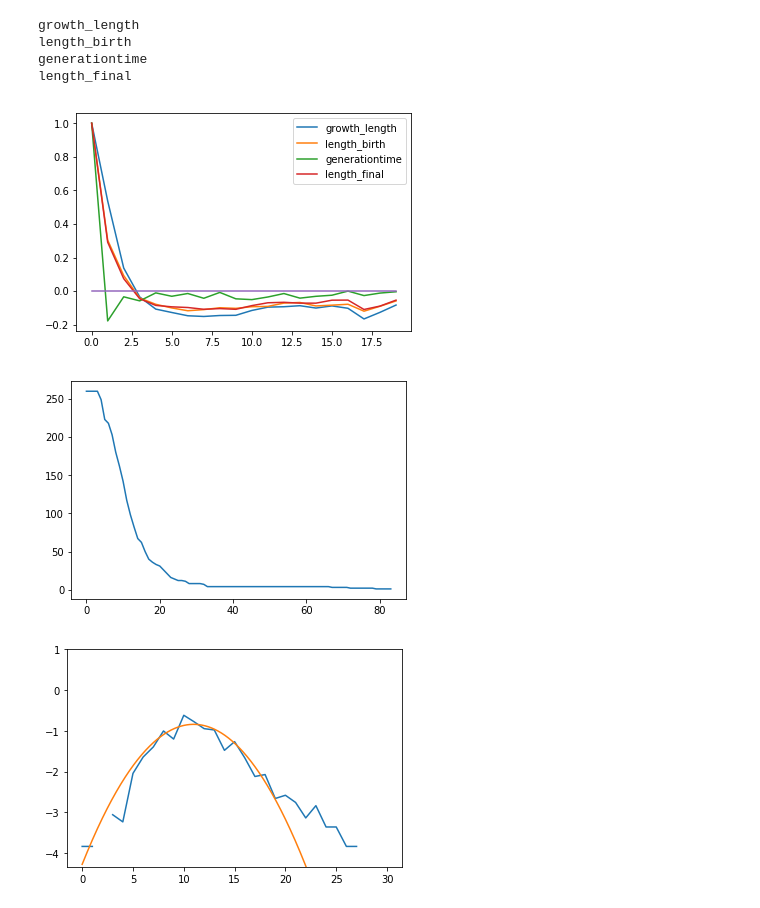
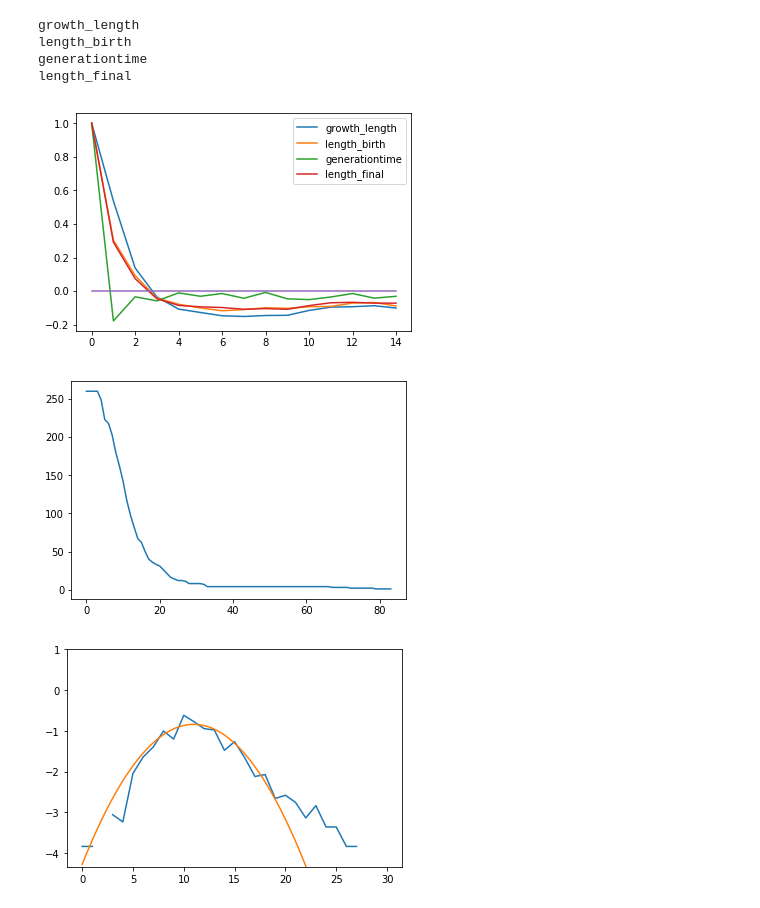
Before and after one commit to lukasgeyrhofer/sistercells, a Jupyter notebook: Analysis.ipynb, the cells around one changed output. Drawn from its saved outputs; the diff is of its cells as text; code cells hidden in the pictures.

```diff
--- a/Analysis.ipynb
+++ b/Analysis.ipynb
@@ -64,36 +64,36 @@ for dataID,filename,x in data:
             if not np.isnan(tmpacf).any():
                 acf[k[:-1]].append(tmpacf)
         if len(b[k[:-1]+'B']) > 0:
             tmpacf = autocorrelation(b[k[:-1] + 'B'])
             if not np.isnan(tmpacf).any():
                 acf[k[:-1]].append(tmpacf)
 
 acf_avg = dict()
 for k in acf.keys():
     maxl  = np.max([len(a) for a in acf[k]])
     count = np.zeros(maxl)
     acf_avg[k] = np.zeros(maxl)
     for a in acf[k]:
         acf_avg[k][:len(a)] += a
         count[:len(a)] += 1.
     acf_avg[k] /= count
     print k
     #print acf_avg[k]
-    plt.plot(np.arange(20),acf_avg[k][:20],label = k)
-plt.plot(np.arange(20),np.zeros(20))
+    plt.plot(np.arange(15),acf_avg[k][:15],label = k)
+plt.plot(np.arange(15),np.zeros(15))
 plt.legend()
 plt.show()
 
 plt.plot(count)
 
 for k in acf_avg.keys():
     np.savetxt('ACF_{}.txt'.format(k),np.array([np.arange(len(acf_avg[k])),acf_avg[k]]).T)
 # %% [output]
 growth_length
 length_birth
 generationtime
 length_final
-[figure, old version]
+[figure, new version]
 [figure]
 # %%
 def gauss(x,mean,sigma2):
```
